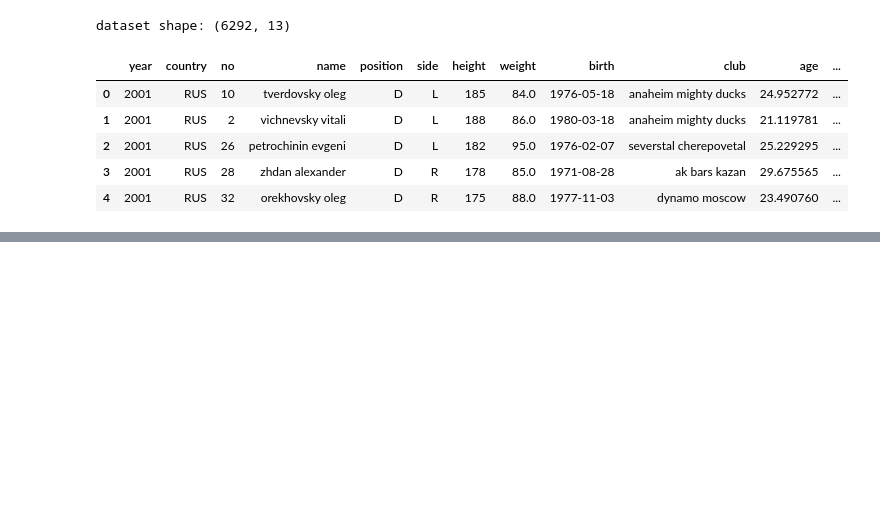
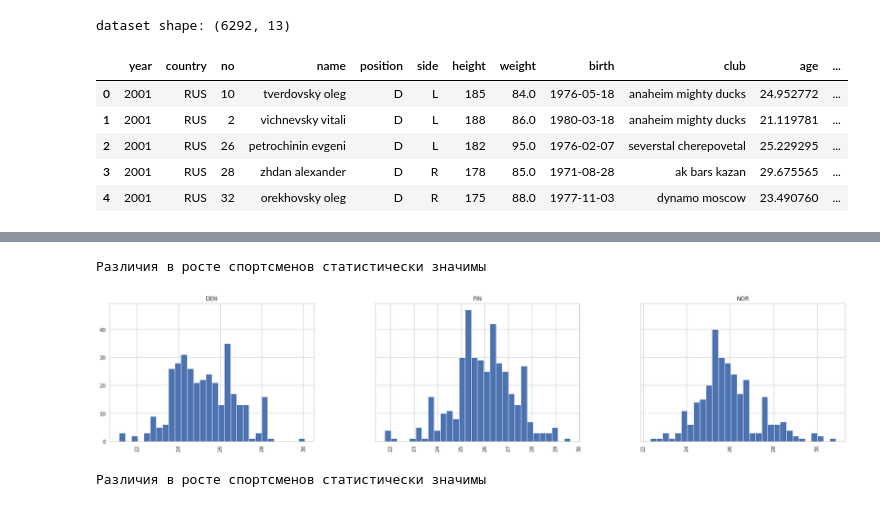
Before and after one commit to Krivosheenkova/ProbabilityTheory-and-Statistics, a Jupyter notebook: 8_varianceAnalysis_logisticRegression/v2/8.ipynb, the cells around one changed output, grey strips where cells are left out. Cells and saved outputs as stored; diff of their text form; code cells hidden in the pictures; blank space fills up the shorter version.

```diff
--- a/8_varianceAnalysis_logisticRegression/v2/8.ipynb
+++ b/8_varianceAnalysis_logisticRegression/v2/8.ipynb
@@ -31,0 +47,26 @@ sns.boxplot(x=data.cohort, y=data.height)
+# %%
+alpha = 0.05
+f_result = stats.f_oneway(*all_heights)
+
+H0 = """Различия в росте спортсменов не являются статистически значимыми"""
+H1 = """Различия в росте спортсменов статистически значимы"""
+
+print(H0 if alpha < f_result.pvalue else H1)
+# %% [output]
+Различия в росте спортсменов статистически значимы
+# %%
+norway_bmi = data.query('country == "NOR"').bmi
+finland_bmi = data.query('country == "FIN"').bmi
+denmark_bmi = data.query('country == "DEN"').bmi
+
+all_bmi = (norway_bmi, finland_bmi, denmark_bmi)
+data.query('country in @countries')[['country', 'bmi']] \
+    .hist(by='country', bins=30, figsize=(30, 6),
+          layout=(1, 3), sharey=True);
+# %% [output]
+[figure, added]
+# %%
+f_result = stats.f_oneway(*all_bmi)
+print(H0 if alpha < f_result.pvalue else H1)
+# %% [output]
+Различия в росте спортсменов статистически значимы
```
Also changed, not shown: parts of 7 cells of this notebook.
